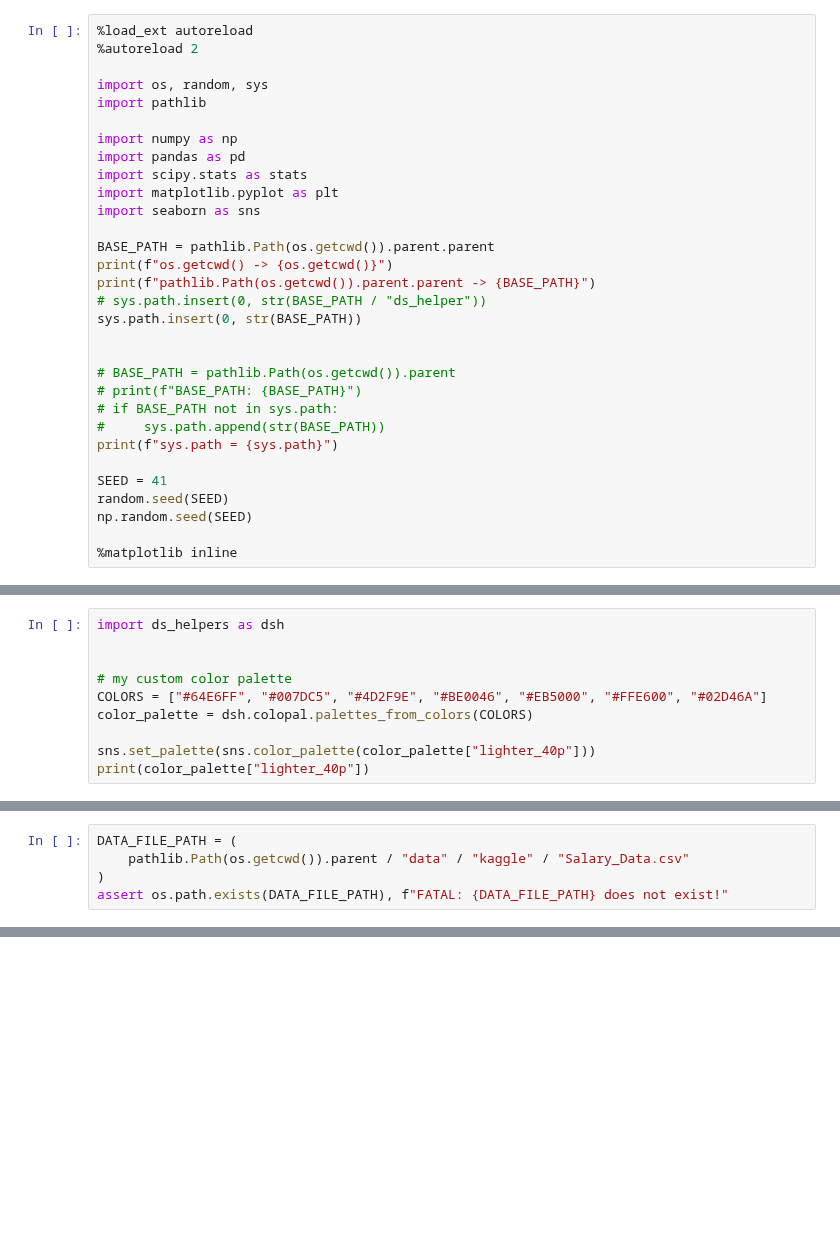
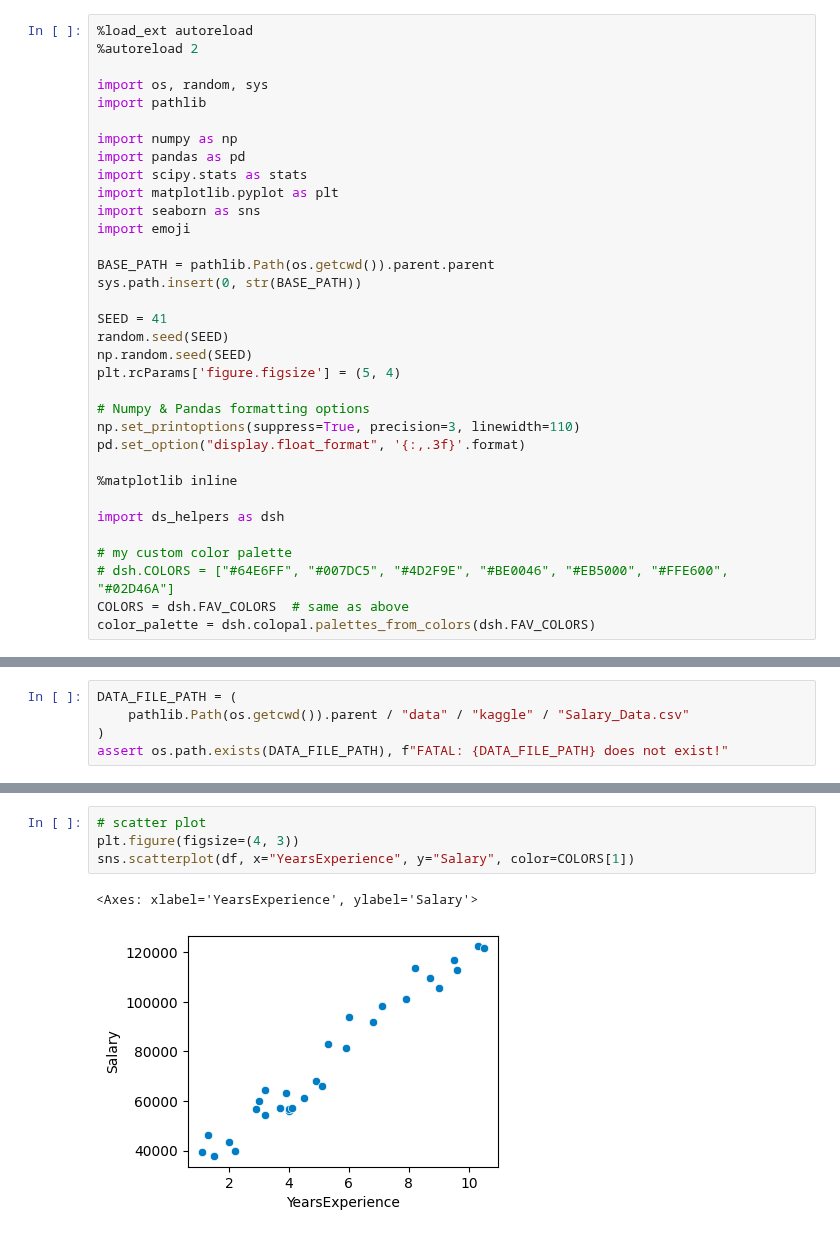
Before and after one commit to mjbhobe/DataScienceWithPython, a Jupyter notebook: DataScienceRevealed-Nokeri/ch01/regression1.ipynb, the cells around one changed output, grey strips where cells are left out. Drawn from its saved outputs; the diff is of its cells as text; blank space fills up the shorter version.

```diff
--- a/DataScienceRevealed-Nokeri/ch01/regression1.ipynb
+++ b/DataScienceRevealed-Nokeri/ch01/regression1.ipynb
@@ -10,23 +13,26 @@ import pandas as pd
 import scipy.stats as stats
 import matplotlib.pyplot as plt
 import seaborn as sns
+import emoji
 
 BASE_PATH = pathlib.Path(os.getcwd()).parent.parent
-print(f"os.getcwd() -> {os.getcwd()}")
-print(f"pathlib.Path(os.getcwd()).parent.parent -> {BASE_PATH}")
-# sys.path.insert(0, str(BASE_PATH / "ds_helper"))
 sys.path.insert(0, str(BASE_PATH))
-
-
-# BASE_PATH = pathlib.Path(os.getcwd()).parent
-# print(f"BASE_PATH: {BASE_PATH}")
-# if BASE_PATH not in sys.path:
-#     sys.path.append(str(BASE_PATH))
-print(f"sys.path = {sys.path}")
 
 SEED = 41
 random.seed(SEED)
 np.random.seed(SEED)
+plt.rcParams['figure.figsize'] = (5, 4)
+
+# Numpy & Pandas formatting options
+np.set_printoptions(suppress=True, precision=3, linewidth=110)
+pd.set_option("display.float_format", '{:,.3f}'.format)
 
 %matplotlib inline
+
+import ds_helpers as dsh
+
+# my custom color palette
+# dsh.COLORS = ["#64E6FF", "#007DC5", "#4D2F9E", "#BE0046", "#EB5000", "#FFE600", "#02D46A"]
+COLORS = dsh.FAV_COLORS  # same as above
+color_palette = dsh.colopal.palettes_from_colors(dsh.FAV_COLORS)
 # %% [output]
@@ -45,10 +40,0 @@ Use at your own risk. Manish Bhobé (or Nämostuté Ltd.) are not liable for any
-# %%
-import ds_helpers as dsh
-
-
-# my custom color palette
-COLORS = ["#64E6FF", "#007DC5", "#4D2F9E", "#BE0046", "#EB5000", "#FFE600", "#02D46A"]
-color_palette = dsh.colopal.palettes_from_colors(COLORS)
-
-sns.set_palette(sns.color_palette(color_palette["lighter_40p"]))
-print(color_palette["lighter_40p"])
@@ -303,0 +104,7 @@ plt.show()
+# %%
+# scatter plot
+plt.figure(figsize=(4, 3))
+sns.scatterplot(df, x="YearsExperience", y="Salary", color=COLORS[1])
+# %% [output]
+<Axes: xlabel='YearsExperience', ylabel='Salary'>
+[figure, added]
```
Also changed, not shown: parts of 78 cells of this notebook, 3 other files.
